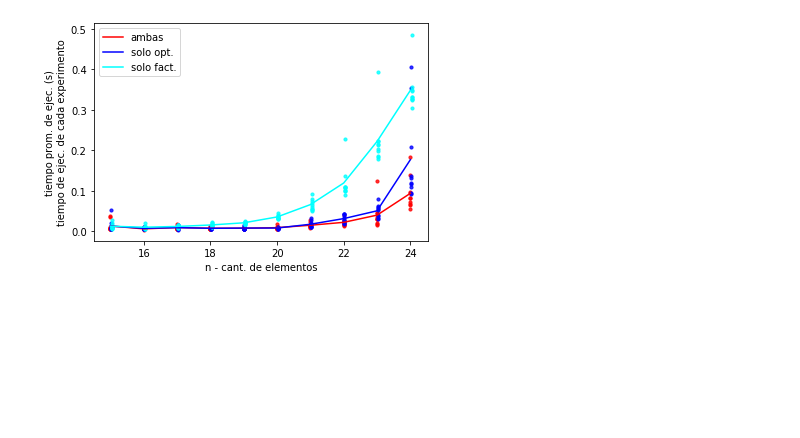
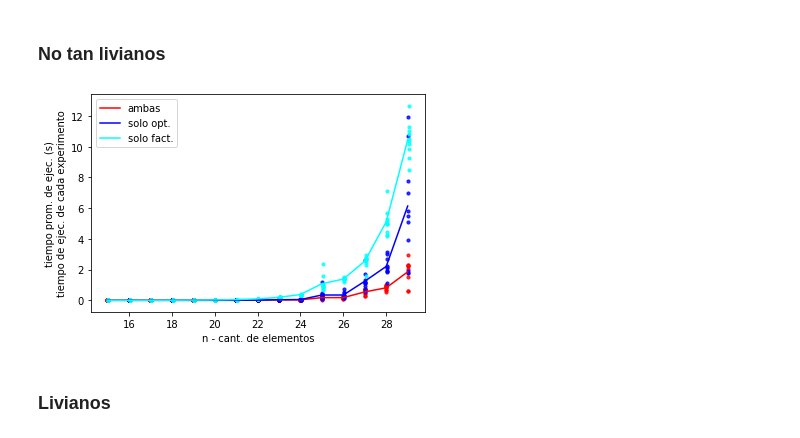
Before and after one commit to ilanolkies/algo3-tp1, a Jupyter notebook: notebooks/podas.ipynb, the cells around one changed output. Drawn from its saved outputs; the diff is of its cells as text; code cells hidden in the pictures; blank space fills up the shorter version.

```diff
--- a/notebooks/podas.ipynb
+++ b/notebooks/podas.ipynb
@@ -34,13 +32,16 @@ from scipy import stats
 # %%
 # Generador de instancias
 
+default_ns =  np.arange(15, 30)
+default_k = 10
+
 def gen(
-    ns,
+    _w,
     _path,
-    k,
-    _R = (500000, 600000),
-    _w = (1, 10),
-    _r = (80, 100)
+    ns = default_ns,
+    k = default_k,
+    _R = (400, 500),
+    _r = (400, 500)
 ):
     for i in ns:
         for j in range(k):
@@ -56,7 +57,7 @@ def gen(
 # %%
 # Experimento
 
-def experimentar(ns, path):
+def experimentar(path, ns = default_ns):
     timepos_ambas = []
     tiempos_opt = []
     tiempos_fact = []
@@ -86,12 +87,12 @@ def experimentar(ns, path):
 
     return [timepos_ambas, tiempos_opt, tiempos_fact]
 # %%
-def graf_prom(ns, y, k, color, label):
-    prom_ambas = [np.mean(y[k][i]) for i in range(len(y[0]))]
+def graf_prom(y, i, color, label, ns = default_ns):
+    prom_ambas = [np.mean(y[i][j]) for j in range(len(y[0]))]
     plt.plot(ns, prom_ambas, color = color, label = label)
 
-def graficar(ns, y, i, color):
-    rows = [[] for i in range(_k)]
+def graficar(y, i, color, ns = default_ns):
+    rows = [[] for j in range(_k)]
 
     for j in range(_k):
         for k in range(ns.size):
@@ -148,0 +156,2 @@ y_resistentes = experimentar(ns_resistentes, "instancias/podas/resistentes/")
+# %% [markdown]
+### No tan livianos
@@ -149,15 +163,22 @@ y_resistentes = experimentar(ns_resistentes, "instancias/podas/resistentes/")
+# %%
+# Ejecución
+os.system("g++ ../src/main.cpp -o ../algo3-tp1")
+y_no_tan_livianos = experimentar("instancias/podas/no_tan_livianos/")
 # %%
-graf_prom(ns_resistentes, y_resistentes, 0, 'red', 'ambas')
-graf_prom(ns_resistentes, y_resistentes, 1, 'blue', 'solo opt.')
-graf_prom(ns_resistentes, y_rexsistentes, 2, 'cyan', 'solo fact.')
+graf_prom(y_no_tan_livianos, 0, 'red', 'ambas')
+graf_prom(y_no_tan_livianos, 1, 'blue', 'solo opt.')
+graf_prom(y_no_tan_livianos, 2, 'cyan', 'solo fact.')
 plt.legend()
-graficar(ns_resistentes, y_resistentes, 0, 'red')
-graficar(ns_resistentes, y_resistentes, 1, 'blue')
-graficar(ns_resistentes, y_resistentes, 2, 'cyan')
+graficar(y_no_tan_livianos, 0, 'red')
+graficar(y_no_tan_livianos, 1, 'blue')
+graficar(y_no_tan_livianos, 2, 'cyan')
 
+plt.xlabel('w_i entre 20 y 40')
 plt.xlabel('n - cant. de elementos')
 plt.ylabel('tiempo prom. de ejec. (s)\ntiempo de ejec. de cada experimento')
 
 plt.show()
 # %% [output]
-[figure, old version]
+[figure, new version]
+# %% [markdown]
+### Livianos
```
Also changed, not shown: parts of 20 cells of this notebook.
